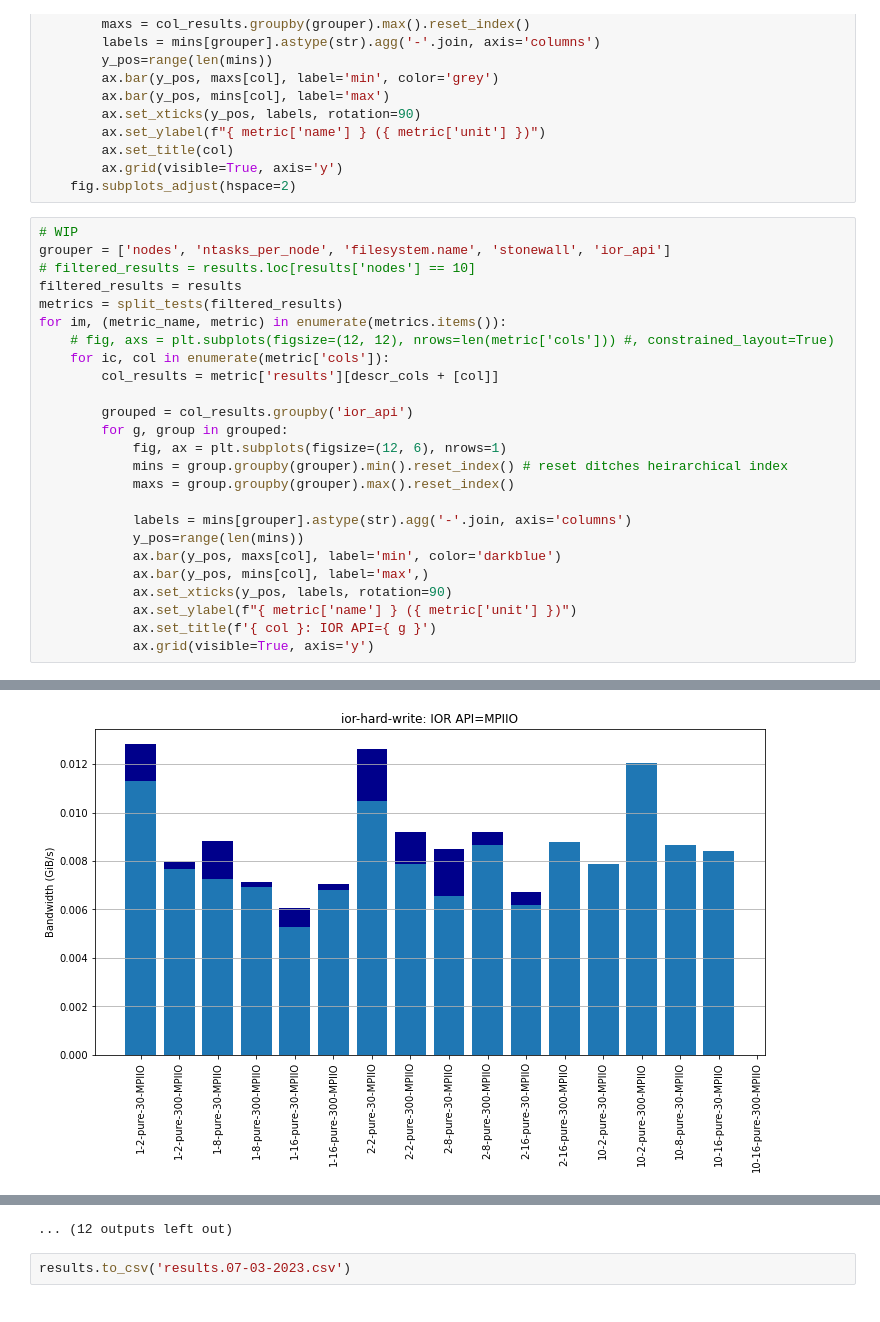
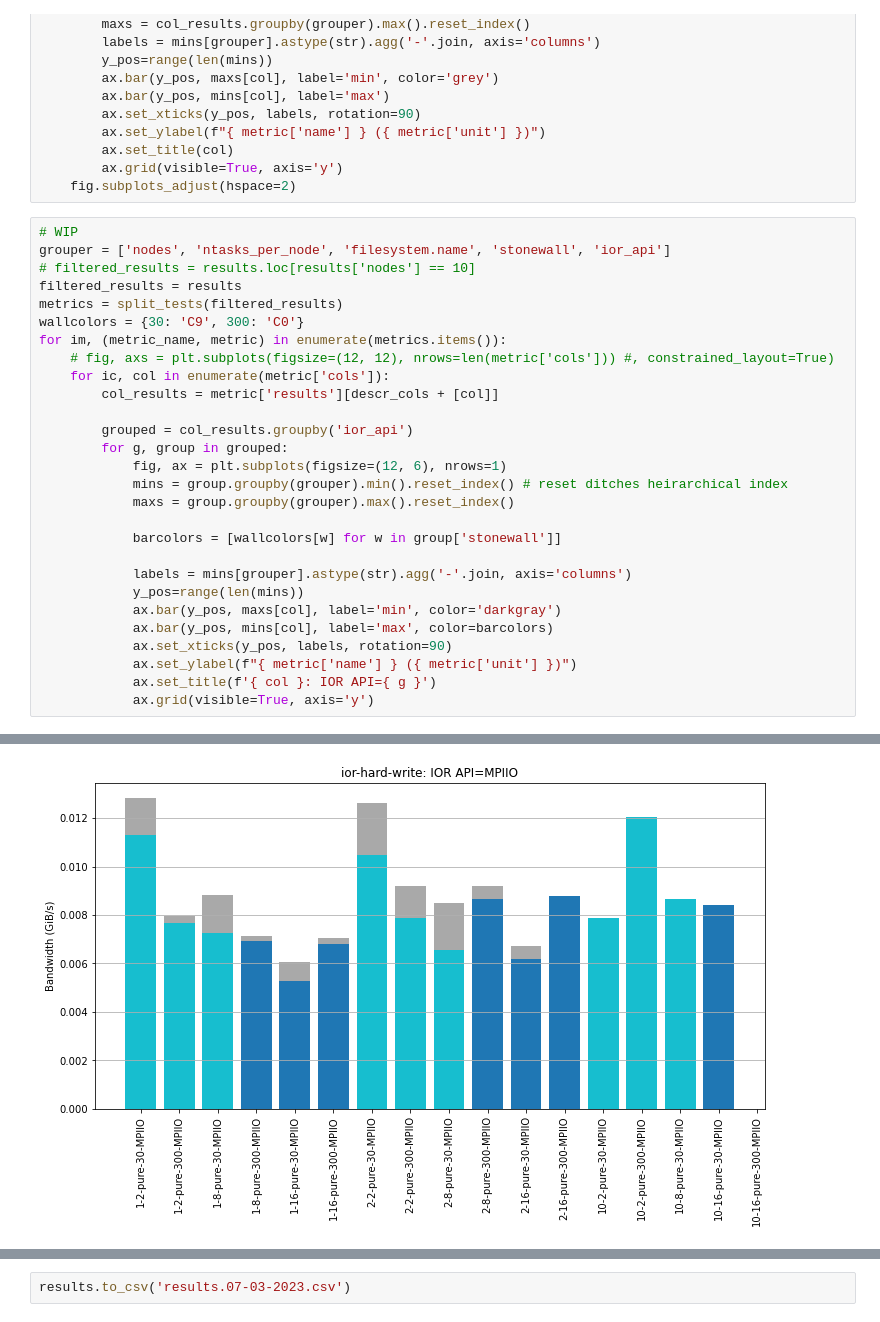
Before and after one commit to stackhpc/jasmin-fs-benchmark, a Jupyter notebook: io500/plotter.ipynb, the cells around one changed output, grey strips where cells are left out. Saved outputs shown, nothing was run; the diff lists cells and outputs as text.

```diff
--- a/io500/plotter.ipynb
+++ b/io500/plotter.ipynb
@@ -197,6 +197,7 @@ grouper = ['nodes', 'ntasks_per_node', 'filesystem.name', 'stonewall', 'ior_api'
 # filtered_results = results.loc[results['nodes'] == 10]
 filtered_results = results
 metrics = split_tests(filtered_results)
+wallcolors = {30: 'C9', 300: 'C0'}
 for im, (metric_name, metric) in enumerate(metrics.items()):
     # fig, axs = plt.subplots(figsize=(12, 12), nrows=len(metric['cols'])) #, constrained_layout=True)
     for ic, col in enumerate(metric['cols']):
@@ -208,10 +209,12 @@ for im, (metric_name, metric) in enumerate(metrics.items()):
             mins = group.groupby(grouper).min().reset_index() # reset ditches heirarchical index
             maxs = group.groupby(grouper).max().reset_index()
 
+            barcolors = [wallcolors[w] for w in group['stonewall']]
+
             labels = mins[grouper].astype(str).agg('-'.join, axis='columns')
             y_pos=range(len(mins))
-            ax.bar(y_pos, maxs[col], label='min', color='darkblue')
-            ax.bar(y_pos, mins[col], label='max',)
+            ax.bar(y_pos, maxs[col], label='min', color='darkgray')
+            ax.bar(y_pos, mins[col], label='max', color=barcolors)
             ax.set_xticks(y_pos, labels, rotation=90)
             ax.set_ylabel(f"{ metric['name'] } ({ metric['unit'] })")
             ax.set_title(f'{ col }: IOR API={ g }')
@@ -222 +225 @@ for im, (metric_name, metric) in enumerate(metrics.items()):
-[figure, old version]
+[figure, new version]
@@ -232,3 +227,2 @@ for im, (metric_name, metric) in enumerate(metrics.items()):
-... (12 outputs left out)
 # %%
 results.to_csv('results.07-03-2023.csv')
```
Also changed, not shown: parts of 1 cell of this notebook.
